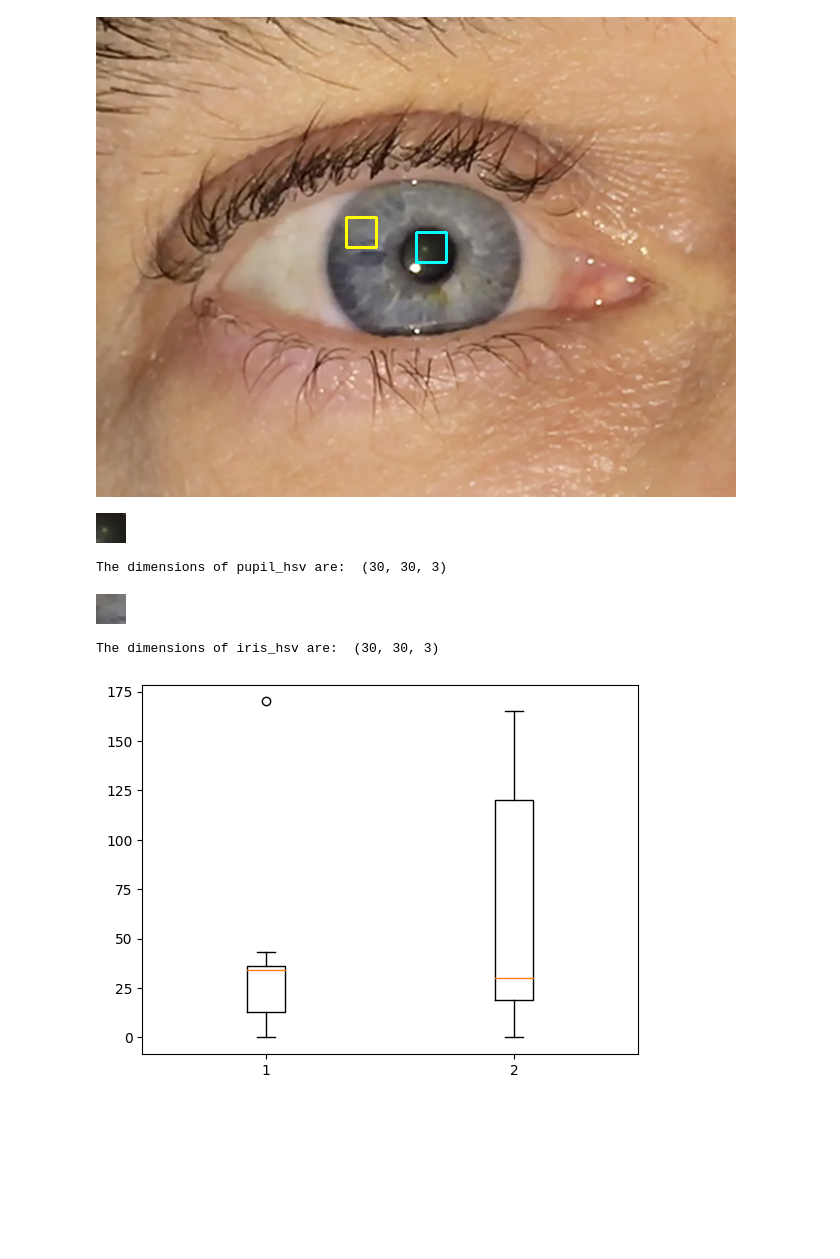
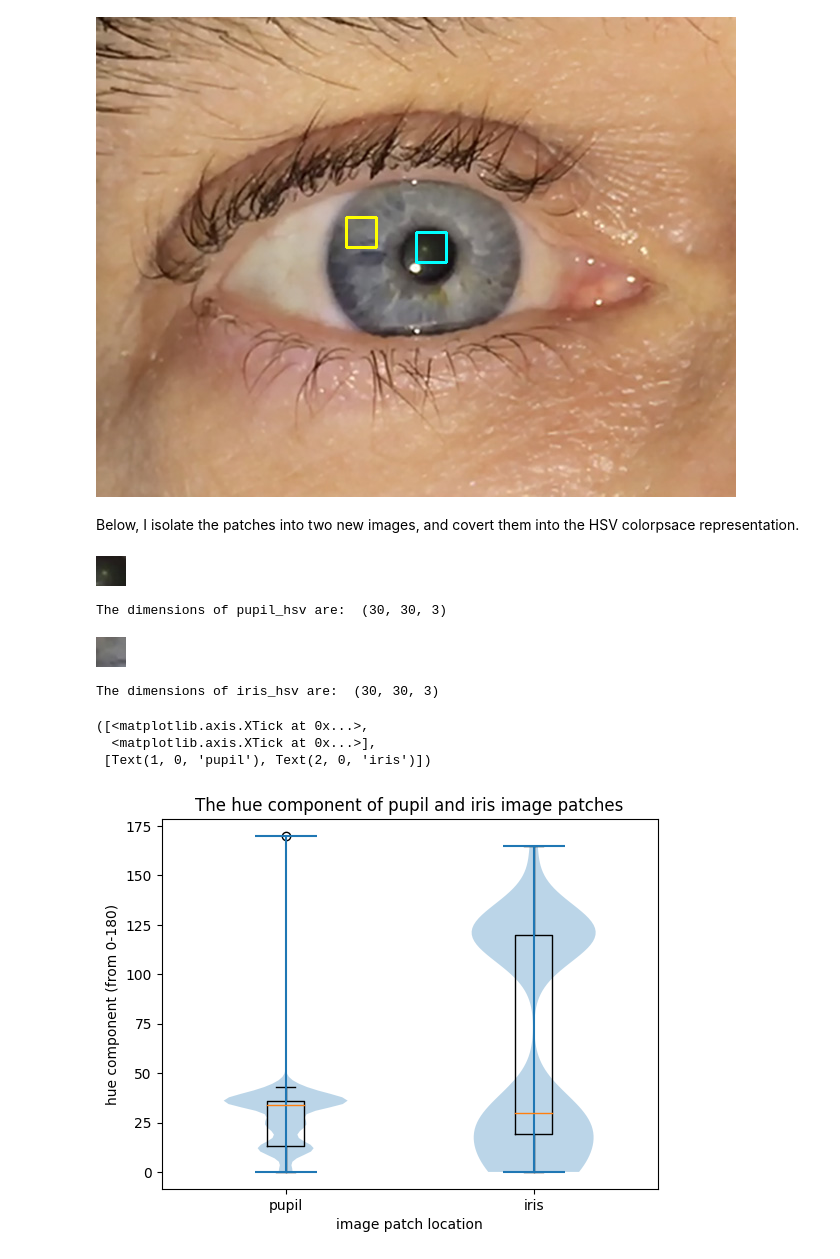
Before and after one commit to gabrielDiaz-performlab/IMGS-211-Instructional-Notebooks, a Jupyter notebook: 4. Display some figures.ipynb, the cells around one changed output. Drawn from its saved outputs; the diff is of its cells as text; code cells hidden in the pictures; blank space fills up the shorter version.

```diff
--- a/4. Display some figures.ipynb
+++ b/4. Display some figures.ipynb
@@ -199,6 +201,8 @@ eye_image = cv2.rectangle(eye_image, irisbox_start_point, irisbox_end_point, iri
 cv2_imshow(eye_image)
 # %% [output]
 [figure]
+# %% [markdown]
+Below, I isolate the patches into two new images, and covert them into the HSV colorpsace representation.
 # %%
 eye_image = cv2.imread('eye1.jpg');
 
@@ -219,8 +223,22 @@ print(f'The dimensions of iris_hsv are:  {np.shape(iris_hsv)}' )
 The dimensions of pupil_hsv are:  (30, 30, 3)
 [figure]
 The dimensions of iris_hsv are:  (30, 30, 3)
-# %%
-# basic plot
-plt.boxplot([pupil_hsv[:,:,0].flatten(), iris_hsv[:,:,0].flatten()]);
-# %% [output]
-[figure, removed]
+# %%
+# basic plot
+plt.boxplot([pupil_hsv[:,:,0].flatten(), iris_hsv[:,:,0].flatten()]);
+plt.violinplot([pupil_hsv[:,:,0].flatten(), iris_hsv[:,:,0].flatten()]);
+
+# Adding the title
+plt.title("The hue component of pupil and iris image patches")
+
+# Adding the labels
+plt.ylabel("hue component (from 0-180)")
+plt.xlabel("image patch location")
+
+# Change tick labels
+plt.xticks([1,2],['pupil', 'iris'])
+# %% [output]
+([<matplotlib.axis.XTick at 0x...>,
+  <matplotlib.axis.XTick at 0x...>],
+ [Text(1, 0, 'pupil'), Text(2, 0, 'iris')])
+[figure, added]
```
Also changed, not shown: parts of 3 cells of this notebook, 1 other file.
